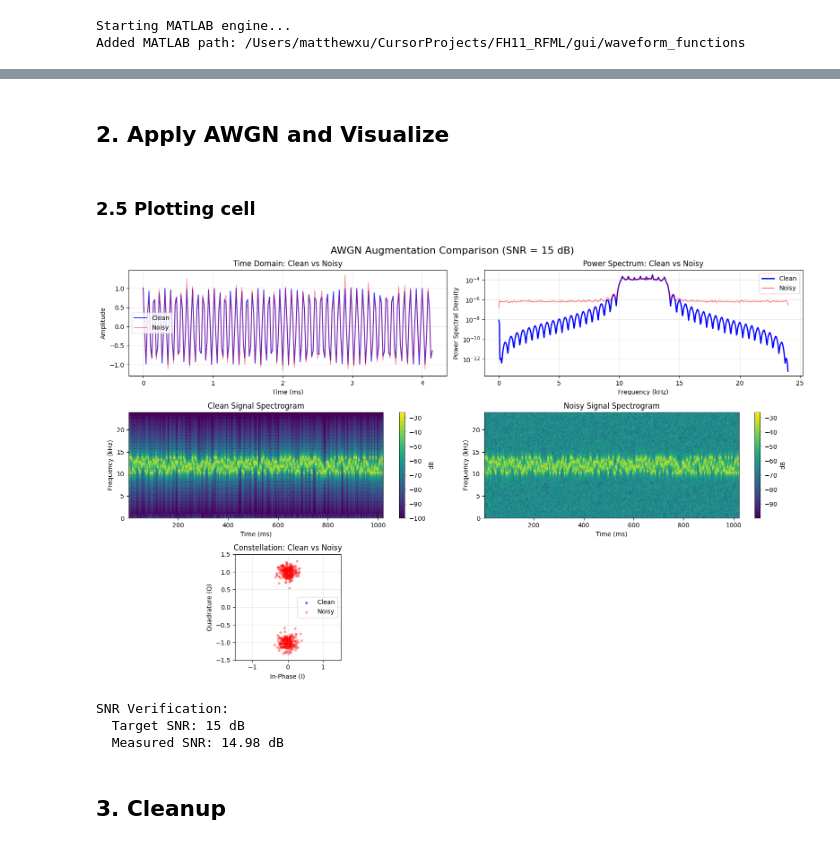
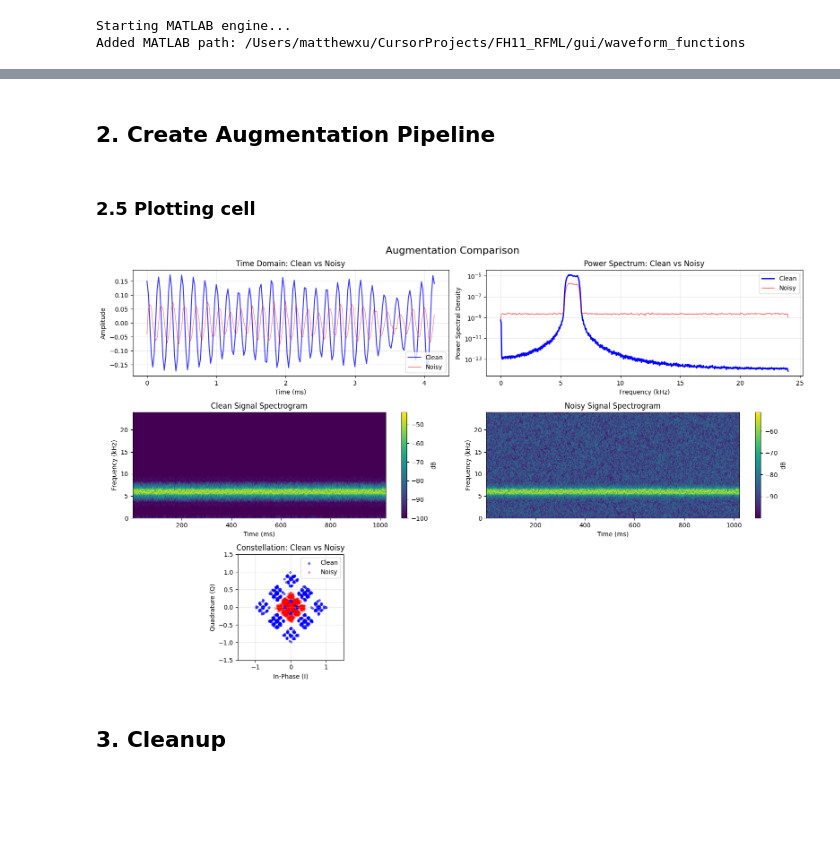
Before and after one commit to smadan755/FH11_RFML, a Jupyter notebook: augmentation/test_augmentation.ipynb, the cells around one changed output, grey strips where cells are left out. Cells and saved outputs as stored; diff of their text form; code cells hidden in the pictures; blank space fills up the shorter version.

Commit message:
added amplitude and phase augmentation

```diff
--- a/augmentation/test_augmentation.ipynb
+++ b/augmentation/test_augmentation.ipynb
@@ -108,2 +105,0 @@ Generated FSK-8 signal:
-# %% [markdown]
-## 2. Apply AWGN and Visualize
@@ -115,3 +106,21 @@ noisy_signal = awgn(clean_signal, waveform.fs)
+# %% [markdown]
+## 2. Create Augmentation Pipeline
+# %%
+# snr_db = 15
+# mild = AugmentationPipeline([
+#     ScalarAmplitudeAndPhaseShift(amplitude=0.9, phi=0.25 * np.pi),
+#     AWGNAugmentation(snr_db=snr_db),
+# ])
+
+
+snr_db = 15
+heavy = AugmentationPipeline([
+    ScalarAmplitudeAndPhaseShift(amplitude=0.4, phi=1.5 * np.pi),
+    AWGNAugmentation(snr_db=snr_db),
+])
+
+
+noisy_signal = heavy(clean_signal, waveform.fs)
 # %% [markdown]
 ### 2.5 Plotting cell
 # %%
@@ -133,7 +142,7 @@ def extract_iq(signal, fs, fc, sps):
     return I_symb, Q_symb
 
 fig = plt.figure(figsize=(16, 10))
-fig.suptitle(f'AWGN Augmentation Comparison (SNR = {snr_db} dB)', fontsize=16)
+fig.suptitle(f'Augmentation Comparison', fontsize=16)
 
 # Subplot 1: Time domain overlay (clean vs noisy)
 ax1 = fig.add_subplot(3, 2, 1)
@@ -176,46 +185,34 @@ im4 = ax4.pcolormesh(t_spec * 1000, f_spec / 1000, 10 * np.log10(Sxx_noisy + 1e-
                      shading='gouraud', cmap='viridis')
 ax4.set_title('Noisy Signal Spectrogram')
 ax4.set_xlabel('Time (ms)')
 ax4.set_ylabel('Frequency (kHz)')
 plt.colorbar(im4, ax=ax4, label='dB')
 
 # Subplot 5: Constellation diagram (clean vs noisy)
 ax5 = fig.add_subplot(3, 2, 5)
 
 I_clean, Q_clean = extract_iq(clean_signal, waveform.fs, waveform.fc, waveform.sps)
 I_noisy, Q_noisy = extract_iq(noisy_signal, waveform.fs, waveform.fc, waveform.sps)
 # Normalize
 scale = np.max(np.abs(I_clean + 1j * Q_clean))
 I_clean, Q_clean = I_clean / scale, Q_clean / scale
 I_noisy, Q_noisy = I_noisy / scale, Q_noisy / scale
 # Plot
 ax5.scatter(I_clean, Q_clean, c='blue', s=10, alpha=0.5, label='Clean')
 ax5.scatter(I_noisy, Q_noisy, c='red', s=10, alpha=0.3, label='Noisy')
 ax5.set_title('Constellation: Clean vs Noisy')
 ax5.set_xlabel('In-Phase (I)')
 ax5.set_ylabel('Quadrature (Q)')
 ax5.legend()
 ax5.grid(True, alpha=0.3)
 ax5.set_aspect('equal')
 ax5.set_xlim(-1.5, 1.5)
 ax5.set_ylim(-1.5, 1.5)
 
 plt.tight_layout()
 plt.show()
-
-# Print verification
-noise_only = noisy_signal - clean_signal
-sig_power = np.mean(clean_signal ** 2)
-noise_power = np.mean(noise_only ** 2)
-measured_snr = 10 * np.log10(sig_power / noise_power)
-print(f"\nSNR Verification:")
-print(f"  Target SNR: {snr_db} dB")
-print(f"  Measured SNR: {measured_snr:.2f} dB")
 # %% [output]
-[figure, old version]
+[figure, new version]
-SNR Verification:
-  Target SNR: 15 dB
-  Measured SNR: 14.98 dB
 # %% [markdown]
 ## 3. Cleanup
 # %%
```
Also changed, not shown: parts of 3 cells of this notebook, 2 other files.
